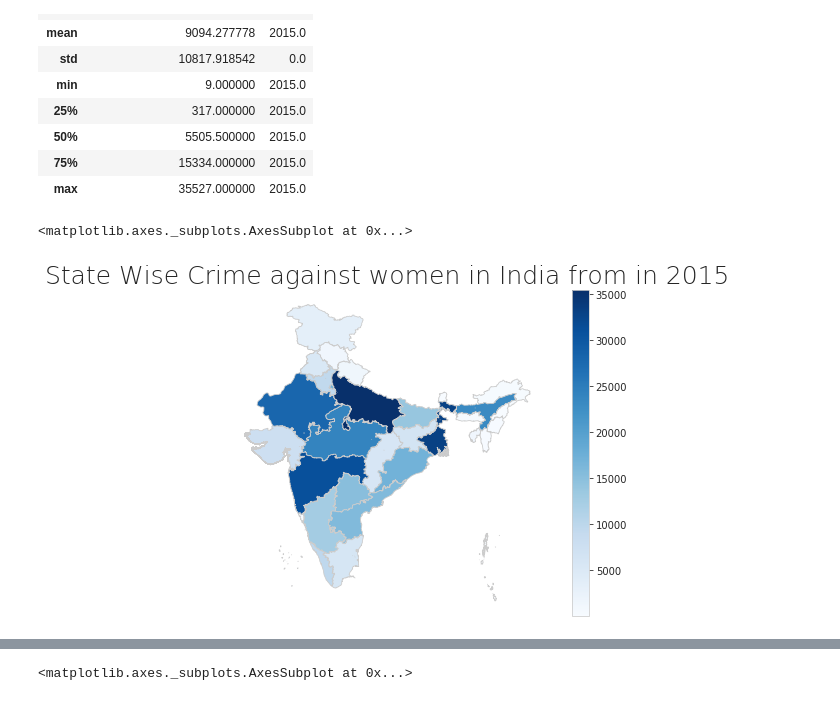
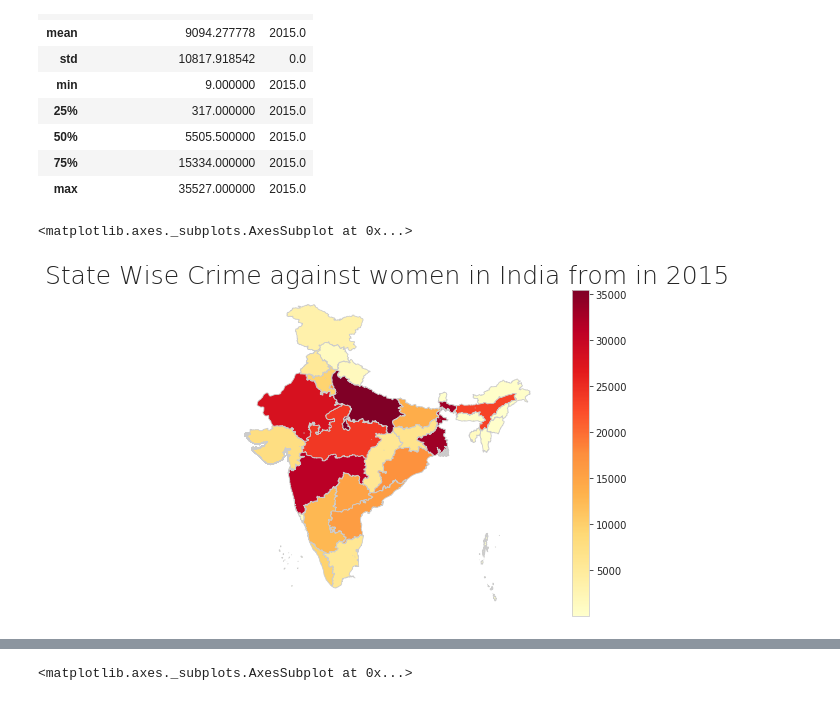
Before and after one commit to yasersakkaf/Visualize-Women-Harrasment-in-India-using-GeoPandas, a Jupyter notebook: Visualization.ipynb, the cells around one changed output, grey strips where cells are left out. Cells and saved outputs as stored; diff of their text form; code cells hidden in the pictures.

Commit message:
Adding Updated Images

```diff
--- a/Visualization.ipynb
+++ b/Visualization.ipynb
@@ -178,21 +178,21 @@ merged.describe()
 # %%
 # set the range for the choropleth
 vmin, vmax = 9, 35527
 
 # create figure and axes for Matplotlib and set the title
 fig, ax = plt.subplots(1, figsize=(10, 6))
 ax.axis('off')
 ax.set_title('State Wise Crime against women in India from in 2015', fontdict={'fontsize': '25', 'fontweight' : '3'})
 
 # Create colorbar as a legend
-sm = plt.cm.ScalarMappable(cmap='Blues', norm=plt.Normalize(vmin=vmin, vmax=vmax))
+sm = plt.cm.ScalarMappable(cmap='YlOrRd', norm=plt.Normalize(vmin=vmin, vmax=vmax))
 
 # add the colorbar to the figure
 cbar = fig.colorbar(sm)
-merged.plot(column='Total Crimes against Women', cmap='Blues', linewidth=0.8, ax=ax, edgecolor='0.8')
+merged.plot(column='Total Crimes against Women', cmap='YlOrRd', linewidth=0.8, ax=ax, edgecolor='0.8')
 # %% [output]
 <matplotlib.axes._subplots.AxesSubplot at 0x...>
-[figure, old version]
+[figure, new version]
 # %%
 # We save the output as a PNG image
 
```
Also changed, not shown: parts of 1 cell of this notebook, 2 other files.
